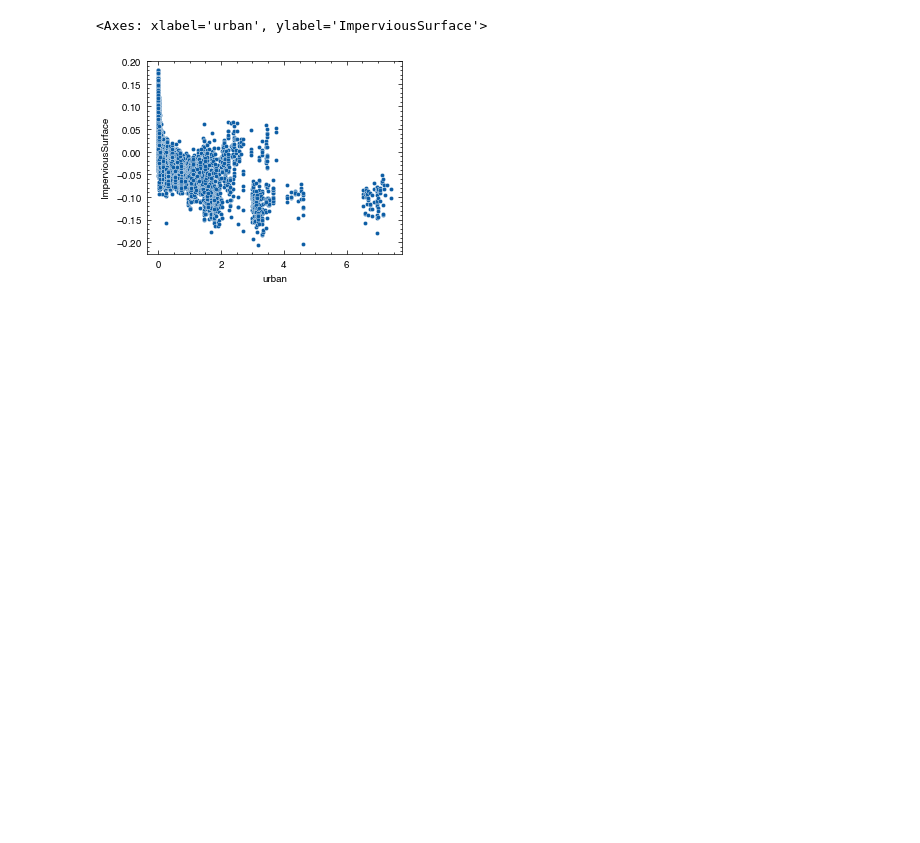
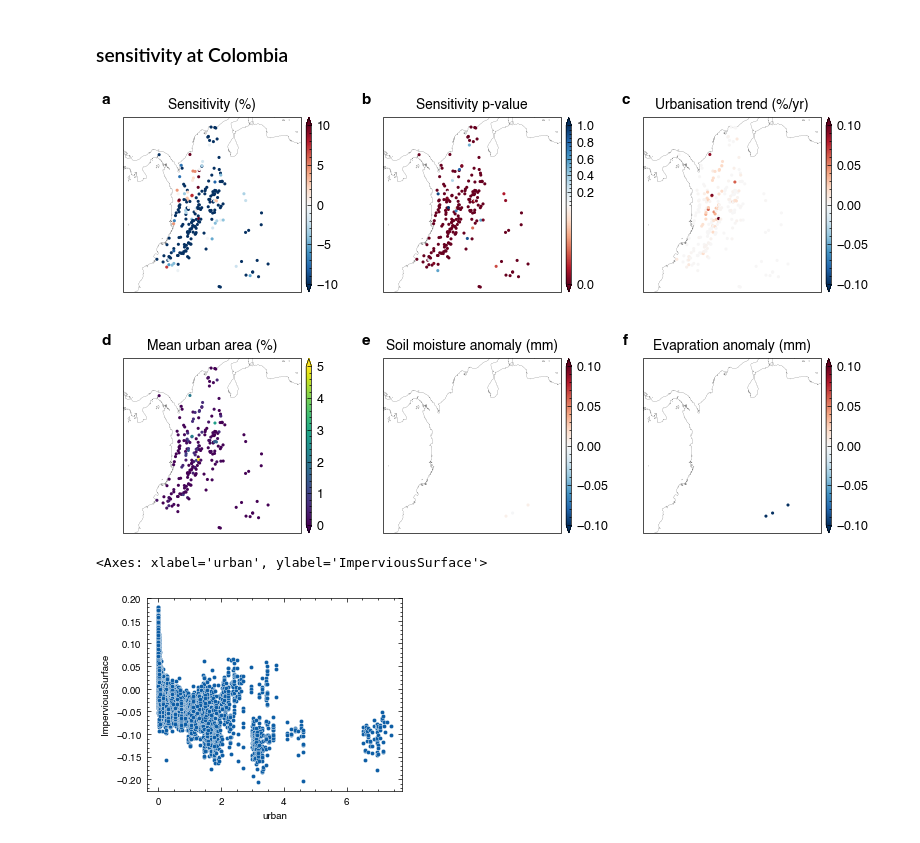
Before and after one commit to zhangboen/lulc_flood, a Jupyter notebook: Colombia_test.ipynb, the cells around one changed output. Saved outputs shown, nothing was run; the diff lists cells and outputs as text; code cells hidden in the pictures; blank space fills up the shorter version.

```diff
--- a/Colombia_test.ipynb
+++ b/Colombia_test.ipynb
@@ -213,2 +67,56 @@ m
+# %% [markdown]
+### sensitivity at Colombia
+# %%
+import string
+df = diff_Qmax7_ave
+df1 = df.loc[(df.ohdb_longitude>=-82)&(df.ohdb_longitude<=-65)&(df.ohdb_latitude>=-1)&(df.ohdb_latitude<=12),:]
+
+fig, axes = plt.subplots(2, 3, figsize = (8, 5), subplot_kw = {'projection':ccrs.EqualEarth()})
+for i,name in enumerate(['diff', 'p', 'slope', 'urban_ave', 'smrz_anomaly', 'evap_anomaly']):
+    ax = axes.ravel()[i]
+    ax.set_extent([-82, -65, -1, 12], crs=ccrs.PlateCarree())
+    ax.coastlines(lw = .1)
+    if name in ['slope','smrz_anomaly','evap_anomaly']:
+        norm = mpl.colors.TwoSlopeNorm(vmin = -0.1, vmax = 0.1, vcenter = 0)
+        cmap = plt.cm.RdBu_r
+    elif name == 'diff':
+        norm = mpl.colors.TwoSlopeNorm(vmin = -10, vmax = 10, vcenter = 0)
+        cmap = plt.cm.RdBu_r
+    elif name == 'urban_ave':
+        norm = mpl.colors.Normalize(vmin = 0, vmax = 5)
+        cmap = plt.cm.viridis
+    elif name == 'p':
+        norm = mpl.colors.TwoSlopeNorm(vmin = 0, vmax = 1, vcenter = 0.05)
+        cmap = plt.cm.RdBu
+    lons = df1.ohdb_longitude.values
+    lats = df1.ohdb_latitude.values
+    vals = df1[name].values
+    size = 20
+    marker = '.'
+    ras = ax.scatter(lons, lats, c = vals, norm = norm, cmap = cmap, s = size, marker = marker,
+                    ec = "face", transform = ccrs.PlateCarree(), zorder = 3, linewidths = 0)
+    # add colorbar
+    cax = ax.inset_axes([1.03, 0, 0.03, 1])
+    cbar = plt.colorbar(ras, cax = cax, extend = 'both')
+    cax.tick_params(labelsize = 9)
+
+    if name == 'diff':
+        name2 = 'Sensitivity (%)'
+    elif name == 'p':
+        name2 = 'Sensitivity p-value'
+    elif name == 'slope':
+        name2 = 'Urbanisation trend (%/yr)'
+    elif name == 'urban_ave':
+        name2 = 'Mean urban area (%)'
+    elif name == 'smrz_anomaly':
+        name2 = 'Soil moisture anomaly (mm)'
+    elif name == 'evap_anomaly':
+        name2 = 'Evapration anomaly (mm)'
+    ax.set_title(name2, fontsize = 10)
+    ax.text(-.1, 1.1, string.ascii_letters[i], fontsize = 11, weight = 'bold', ha = 'center', va = 'center', transform = ax.transAxes)
+fig.tight_layout()
+fig.savefig('colombia_test.png', dpi = 600)
+# %% [output]
+[figure, added]
 # %%
 import pickle
```
Also changed, not shown: parts of 11 cells of this notebook, 40 other files.
